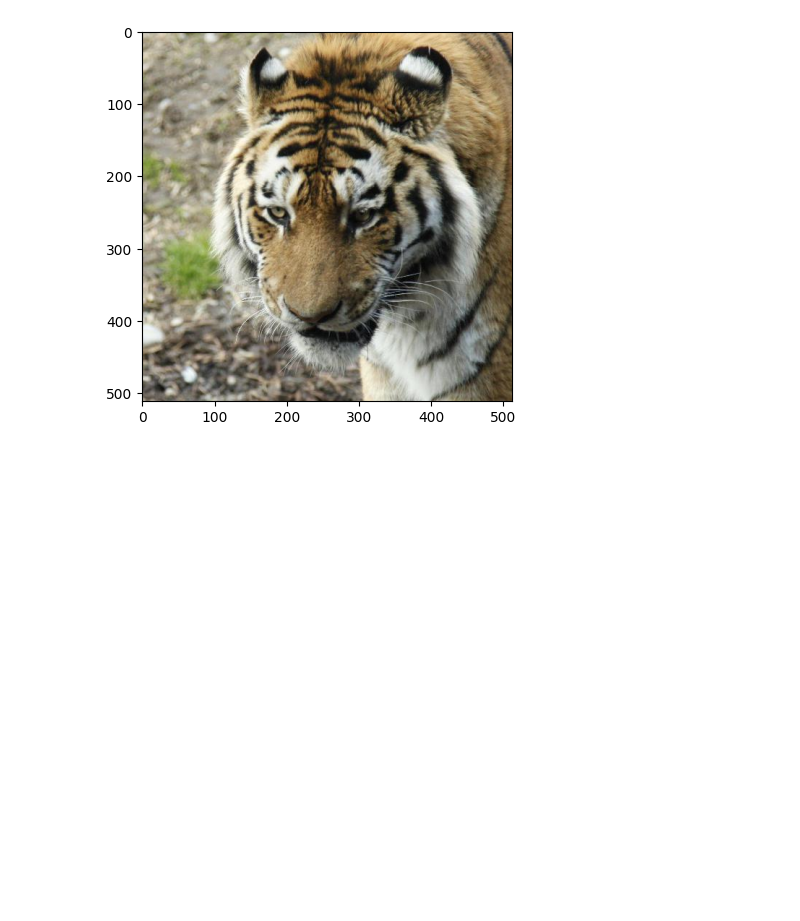
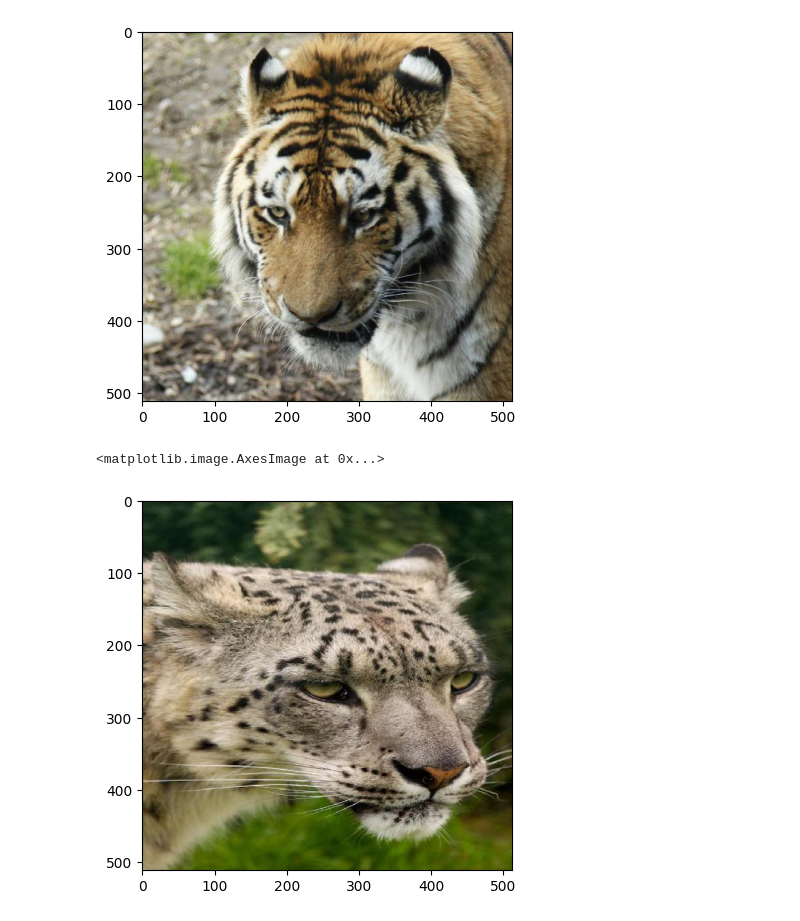
Before and after one commit to mdavaf17/Algeo02-22051, a Jupyter notebook: src/color/color.ipynb, the cells around one changed output. Saved outputs shown, nothing was run; the diff lists cells and outputs as text; code cells hidden in the pictures; blank space fills up the shorter version.

```diff
--- a/src/color/color.ipynb
+++ b/src/color/color.ipynb
@@ -7,11 +10,15 @@ import time
 # %%
 def loadImages(dir):
+    filenames = os.listdir(dir)
+    sorted_filenames = sorted(filenames, key=lambda x: int(x.split('.')[0]))
+
     images = []
-    for filename in os.listdir(dir):
+    for filename in sorted_filenames:
         img = cv2.imread(os.path.join(dir,filename))
         img = cv2.cvtColor(img, cv2.COLOR_BGR2RGB)
         if img is not None:
             images.append(img)
+            print(filename)
     return images
 # %%
 images = loadImages("../../test/dataset")
@@ -20,5 +45,10 @@ plt.imshow(images[0])
 # %% [output]
 <matplotlib.image.AxesImage at 0x...>
 [figure]
+# %%
+plt.imshow(images[1])
+# %% [output]
+<matplotlib.image.AxesImage at 0x...>
+[figure, added]
 # %%
 def rgb_to_hsv(img):
```
Also changed, not shown: parts of 14 cells of this notebook, 5 other files.
